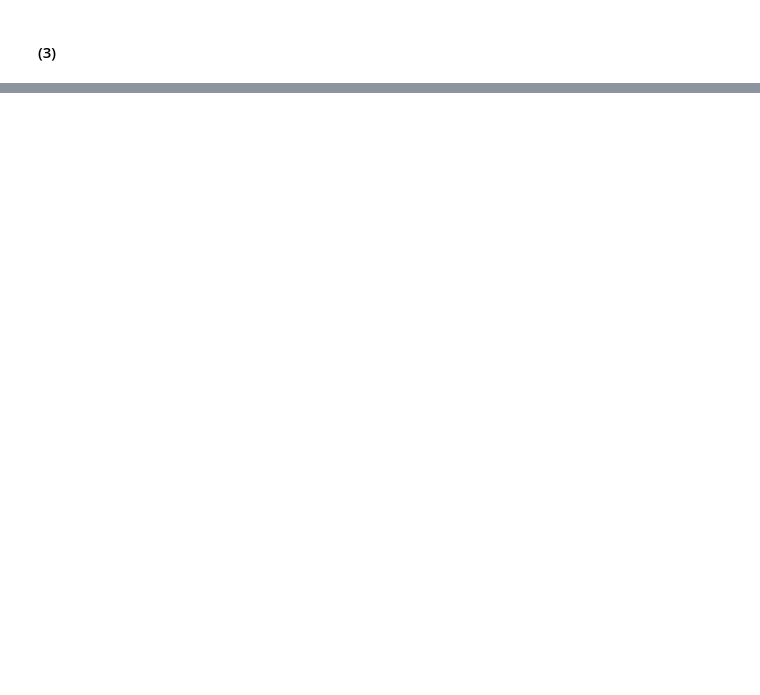
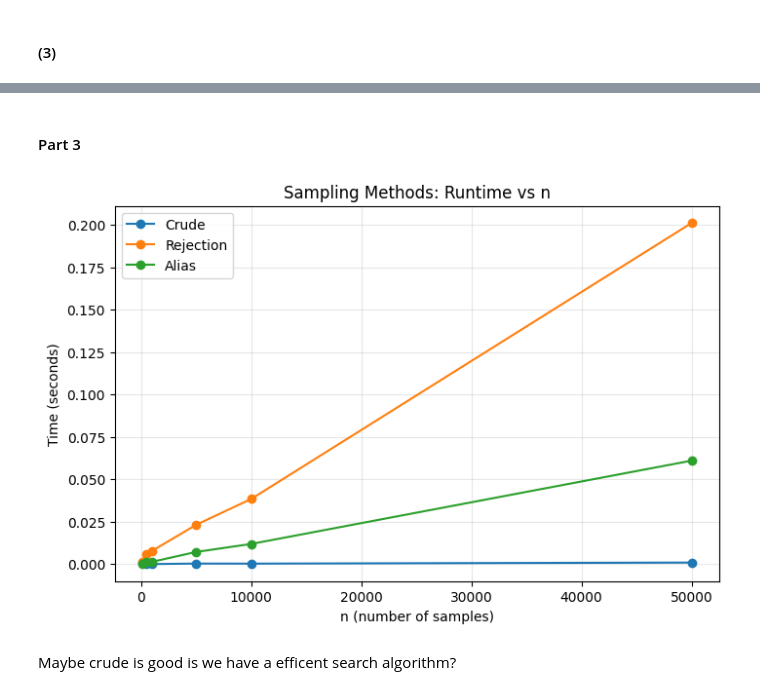
Before and after one commit to AgnesOlsen/02443_Stocastic_Simulation, a Jupyter notebook: Notebooks/Katrine.ipynb, the cells around one changed output, grey strips where cells are left out. Cells and saved outputs as stored; diff of their text form; code cells hidden in the pictures; blank space fills up the shorter version.

```diff
--- a/Notebooks/Katrine.ipynb
+++ b/Notebooks/Katrine.ipynb
@@ -965,0 +955,60 @@ array([[5, 6, 3, ..., 4, 1, 3]], shape=(1, 10000))
+# %% [markdown]
+#### Part 3
+# %%
+# Computational efficiency (time)
+
+# Problem setup
+
+x = np.array([1,2,3,4,5,6])
+p = np.array([7/48, 5/48, 1/8, 1/16, 1/4, 5/16])
+
+k = len(x)
+c = 0.32
+
+# alias setup
+F, L = alias_setup(p, eps=1e-12)
+
+# different sample sizes
+ns = [100, 500, 1000, 5000, 10000, 50000]
+
+# store results
+t_crude_list = []
+t_rej_list = []
+t_alias_list = []
+
+def time_func(func, *args):
+    start = time.perf_counter()
+    out = func(*args)
+    end = time.perf_counter()
+    return end - start
+
+for n in ns:
+
+    t1 = time_func(crude, x, p, n)
+    t2 = time_func(simple_rejection_method, x, p, n, c)
+    t3 = time_func(alias_method, x, p, F, L, n)
+
+    t_crude_list.append(t1)
+    t_rej_list.append(t2)
+    t_alias_list.append(t3)
+
+
+# Plot results
+
+plt.figure(figsize=(8,5))
+
+plt.plot(ns, t_crude_list, marker='o', label='Crude')
+plt.plot(ns, t_rej_list, marker='o', label='Rejection')
+plt.plot(ns, t_alias_list, marker='o', label='Alias')
+
+plt.xlabel("n (number of samples)")
+plt.ylabel("Time (seconds)")
+plt.title("Sampling Methods: Runtime vs n")
+plt.legend()
+plt.grid(alpha=0.3)
+
+plt.show()
+# %% [output]
+[figure, added]
+# %% [markdown]
+Maybe crude is good is we have a efficent search algorithm?
```
Also changed, not shown: parts of 16 cells of this notebook.
